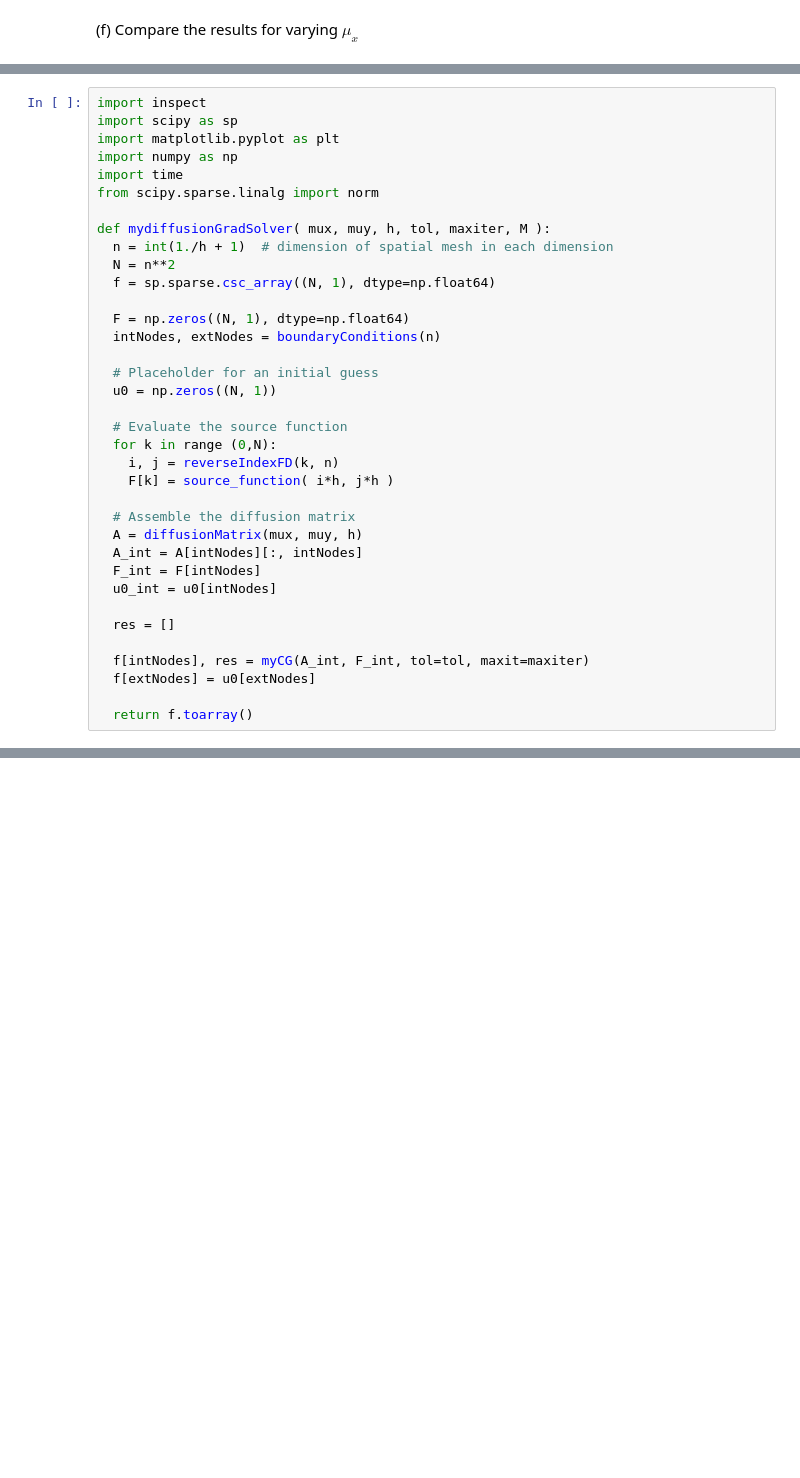
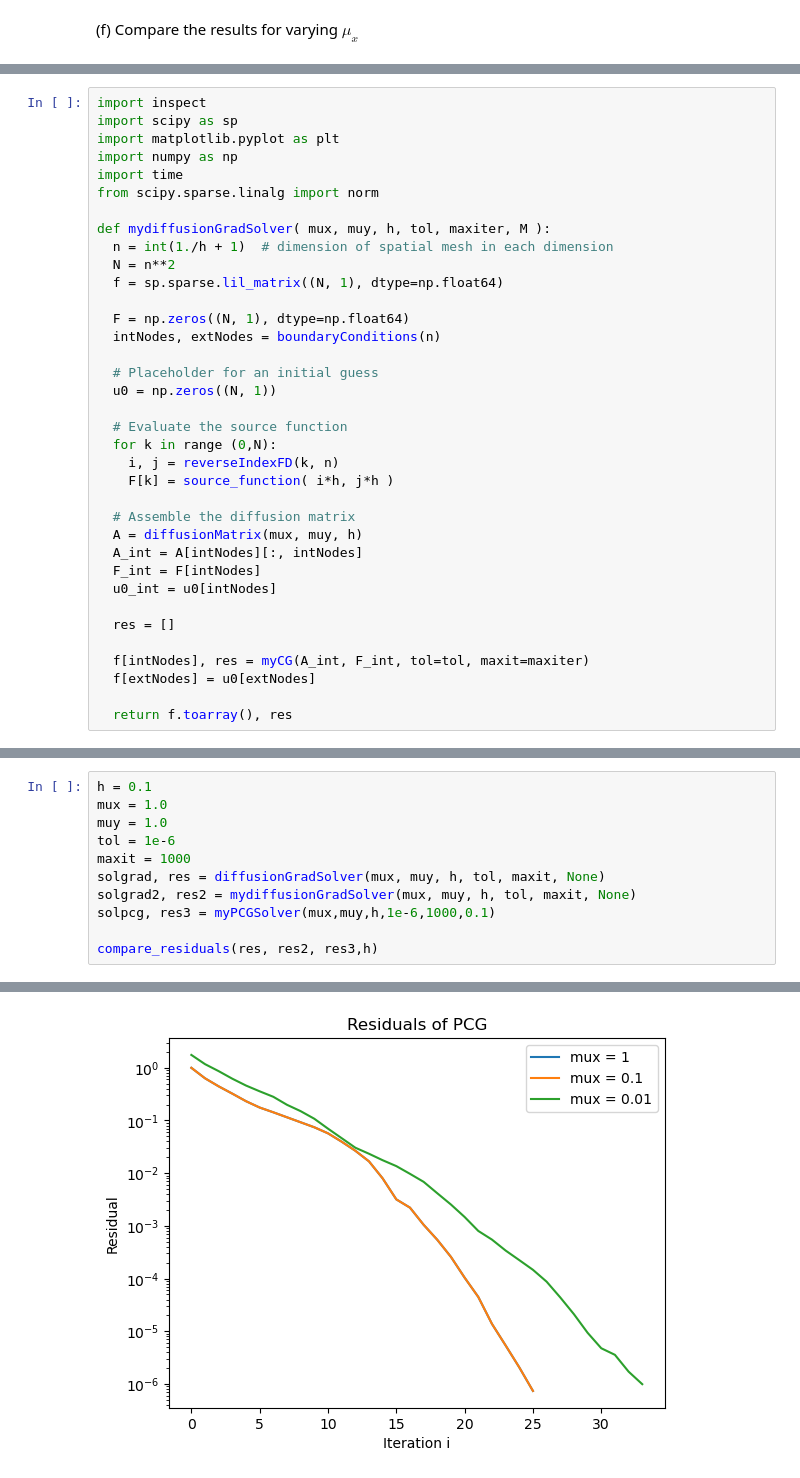
Before and after one commit to RFurze/ScientificComputing, a Jupyter notebook: Assignment2_2Master.ipynb, the cells around one changed output, grey strips where cells are left out. Saved outputs shown, nothing was run; the diff lists cells and outputs as text; blank space fills up the shorter version.

```diff
--- a/Assignment2_2Master.ipynb
+++ b/Assignment2_2Master.ipynb
@@ -574,7 +319,7 @@ from scipy.sparse.linalg import norm
 def mydiffusionGradSolver( mux, muy, h, tol, maxiter, M ):
   n = int(1./h + 1)  # dimension of spatial mesh in each dimension
   N = n**2
-  f = sp.sparse.csc_array((N, 1), dtype=np.float64)
+  f = sp.sparse.lil_matrix((N, 1), dtype=np.float64)
 
   F = np.zeros((N, 1), dtype=np.float64)
   intNodes, extNodes = boundaryConditions(n)
@@ -598,4 +343,4 @@ def mydiffusionGradSolver( mux, muy, h, tol, maxiter, M ):
   f[intNodes], res = myCG(A_int, F_int, tol=tol, maxit=maxiter)
   f[extNodes] = u0[extNodes]
 
-  return f.toarray()
+  return f.toarray(), res
@@ -610,0 +347,12 @@ Number of iterations = 142, Norm = 7.092687229264858e-07
+# %%
+h = 0.1
+mux = 1.0
+muy = 1.0
+tol = 1e-6
+maxit = 1000
+solgrad, res = diffusionGradSolver(mux, muy, h, tol, maxit, None)
+solgrad2, res2 = mydiffusionGradSolver(mux, muy, h, tol, maxit, None)
+solpcg, res3 = myPCGSolver(mux,muy,h,1e-6,1000,0.1)
+
+compare_residuals(res, res2, res3,h)
+# %% [output]
@@ -611,3 +362,4 @@ Number of iterations = 142, Norm = 7.092687229264858e-07
+[figure, added]
 # %%
 import matplotlib.pyplot as plt
 import numpy as np
```
Also changed, not shown: parts of 19 cells of this notebook, 1 other file.
